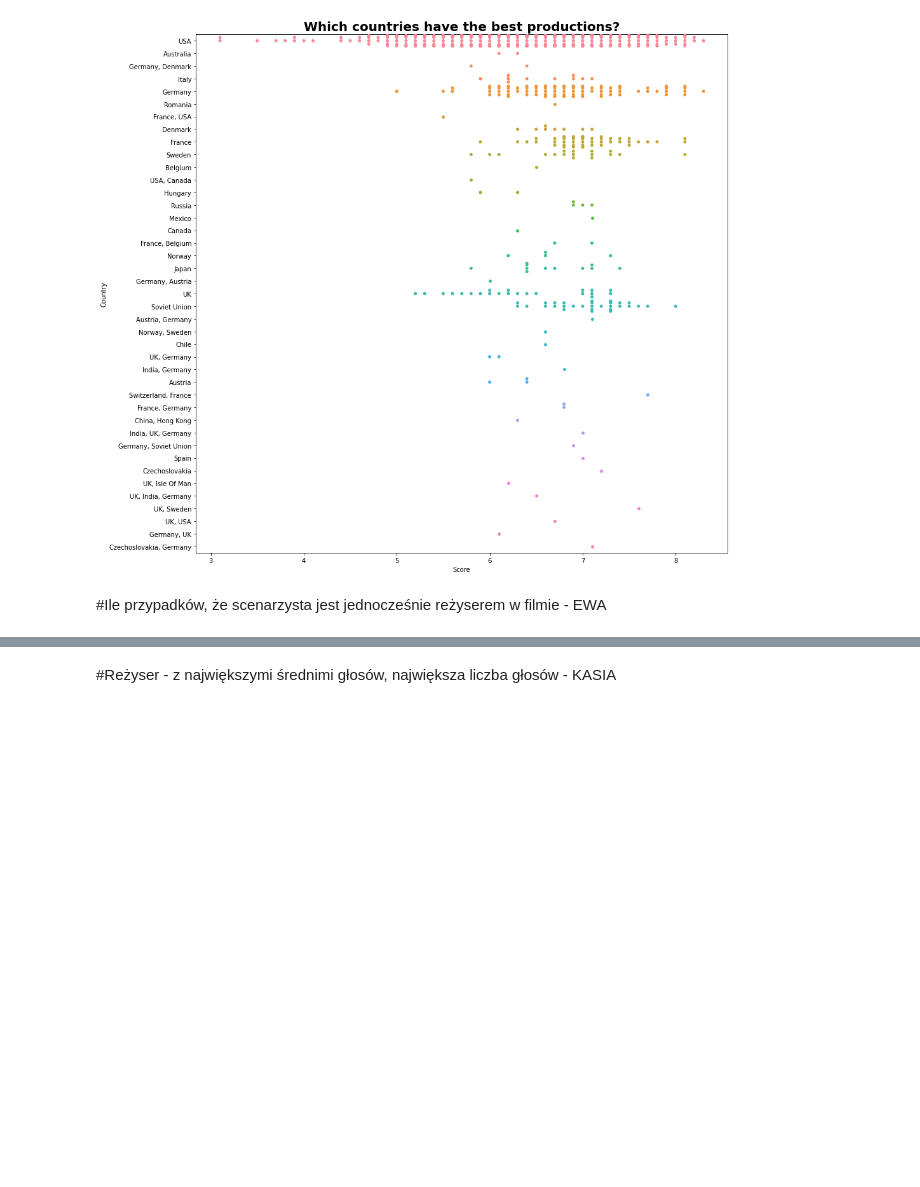
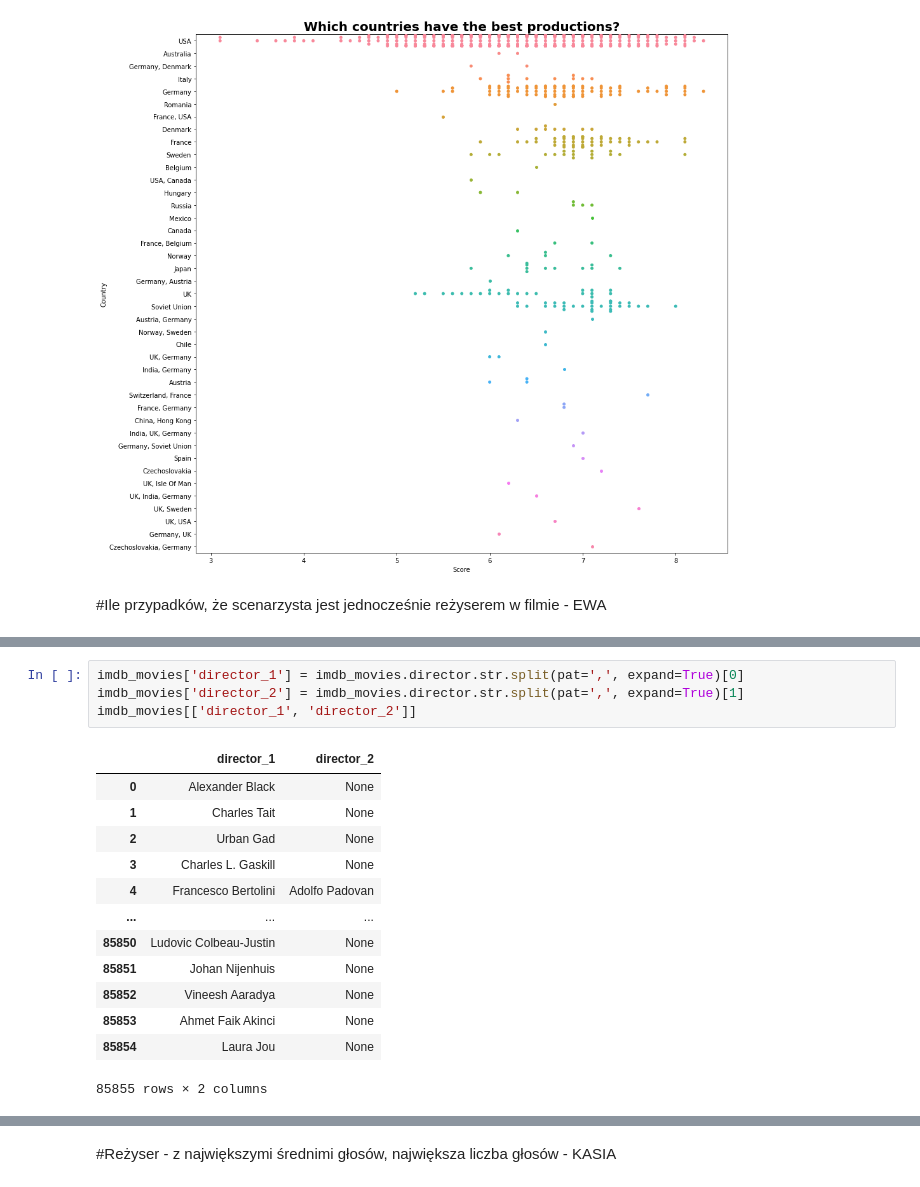
Before and after one commit to KatBotkowska/CodersCrew, a Jupyter notebook: Netflix_data.ipynb, the cells around one changed output, grey strips where cells are left out. Cells and saved outputs as stored; diff of their text form; blank space fills up the shorter version.

```diff
--- a/Netflix_data.ipynb
+++ b/Netflix_data.ipynb
@@ -716,0 +748,18 @@ plt.show()
+# %%
+imdb_movies['director_1'] = imdb_movies.director.str.split(pat=',', expand=True)[0]
+imdb_movies['director_2'] = imdb_movies.director.str.split(pat=',', expand=True)[1]
+imdb_movies[['director_1', 'director_2']]
+# %% [output]
+|  | director_1 | director_2 |
+| 0 | Alexander Black | None |
+| 1 | Charles Tait | None |
+| 2 | Urban Gad | None |
+| 3 | Charles L. Gaskill | None |
+| 4 | Francesco Bertolini | Adolfo Padovan |
+| ... | ... | ... |
+| 85850 | Ludovic Colbeau-Justin | None |
+| 85851 | Johan Nijenhuis | None |
+| 85852 | Vineesh Aaradya | None |
+| 85853 | Ahmet Faik Akinci | None |
+| 85854 | Laura Jou | None |
+85855 rows × 2 columns
```
Also changed, not shown: parts of 26 cells of this notebook.
